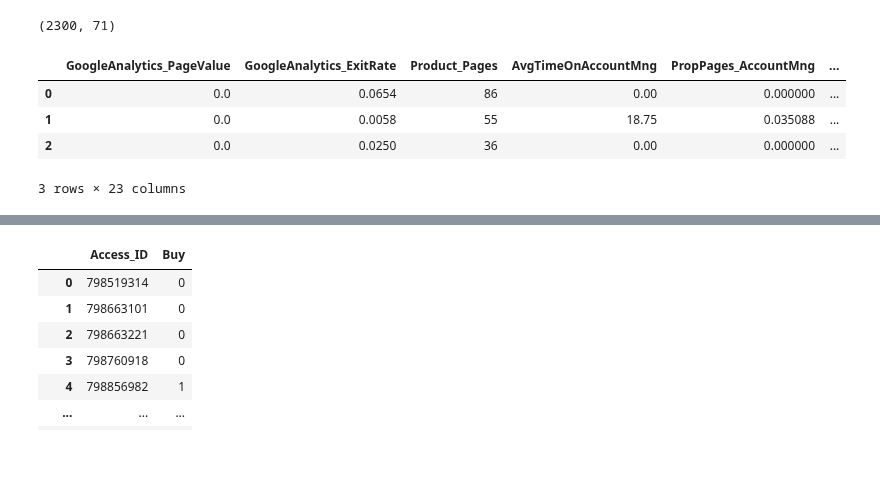
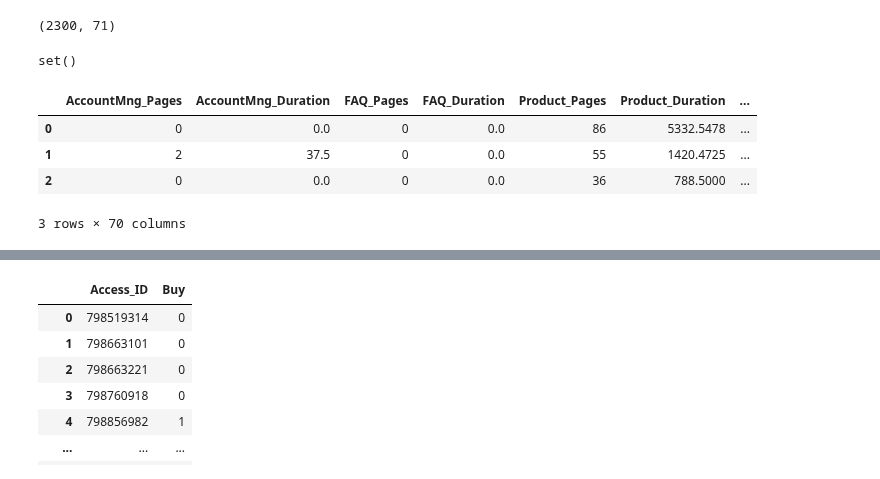
Before and after one commit to JohnnyCodess/Project-Machine-Learning, a Jupyter notebook: USAR ESTE!!!.ipynb, the cells around one changed output, grey strips where cells are left out. Saved outputs shown, nothing was run; the diff lists cells and outputs as text; code cells hidden in the pictures.

```diff
--- a/USAR ESTE!!!.ipynb
+++ b/USAR ESTE!!!.ipynb
@@ -2027,28 +1936,28 @@ Difference between Train and Validation: -0.0107
 
 </a>
 # %%
-best_model = stacking
+best_model = HistogramGradBoost
 best_scalling = min_max2
 # %%
-# Apply best_model and best_scalling to the dataset with the selected features
-random_state=0
-X_train, X_val, y_train, y_val = train_test_split(data_selected_features, target, train_size=0.8, stratify = target, random_state=random_state)
+# # Apply best_model and best_scalling to the dataset with the selected features
+# random_state=0
+# X_train, X_val, y_train, y_val = train_test_split(data_selected_features, target, train_size=0.8, stratify = target, random_state=random_state)
 
-# Define our model and fit to our scalled data
-best_model_fitted = best_model.fit(X_train,y_train) ###########
+# # Define our model and fit to our scalled data
+# best_model_fitted = best_model.fit(X_train,y_train) ###########
 
-# Predict the dependent variable
-y_train_pred = best_model.predict(X_train)
-y_val_pred = best_model.predict(X_val)
+# # Predict the dependent variable
+# y_train_pred = best_model.predict(X_train)
+# y_val_pred = best_model.predict(X_val)
 
-# Calculate de f1 score
-value_train = f1_score(y_train, y_train_pred)
-value_val = f1_score(y_val, y_val_pred)
+# # Calculate de f1 score
+# value_train = f1_score(y_train, y_train_pred)
+# value_val = f1_score(y_val, y_val_pred)
 
 
-print('------------ FINAL MODEL ------------')
-print('Average score of Train:', round(np.mean(value_train), 5))
-print('Average score of Valid:', round(np.mean(value_val), 5))
-print(f'Difference between Train and Validation: {round(np.mean(value_train)-np.mean(value_val), 5)}')
+# print('------------ FINAL MODEL ------------')
+# print('Average score of Train:', round(np.mean(value_train), 5))
+# print('Average score of Valid:', round(np.mean(value_val), 5))
+# print(f'Difference between Train and Validation: {round(np.mean(value_train)-np.mean(value_val), 5)}')
 # %% [output]
 ------------ FINAL MODEL ------------
@@ -2063,7 +1972,7 @@ remove_outliers = False
 scale = False
 #random_state = 50 # O que é que isto faz ??? Define que fracao vai para train e para validation
 
-X_train, X_val, y_train, y_val = train_test_split(data_selected_features, target, train_size=0.75, stratify = target, random_state=0)
+X_train, X_val, y_train, y_val = train_test_split(data_selected_features, target, train_size=0.8, stratify = target, random_state=0)
 
 
 # -------------------- REMOVE OUTLIERS --------------------
@@ -2374,37 +2283,43 @@ test = create_new_variables(test)
 print(test.shape)
 # %% [output]
 (2300, 71)
+# %%
+test=test[data.columns]
+# %%
+set(test.columns)-set(data.columns)
+# %% [output]
+set()
 # %%
 # best_model_fitted
 # best_scaler
 scale = False
 
 # Apply best_model_fitted and best_scaler to the dataset
-test_data = test[selected_features]
+test_data = test#[selected_features]
 
 if scale:
     # Separate test_data in metric and non metric features
     test_data_metric = test_data.select_dtypes(include=np.number).set_index(test_data.index)
     test_data_non_metric = test_data.select_dtypes(exclude=np.number).set_index(test_data.index)
 
     # Use best_scaler created above
     test_data_metric_scaled = best_scaler.transform(test_data_metric)
     test_data_metric_scaled = pd.DataFrame(test_data_metric_scaled, columns = test_data_metric.columns).set_index(test_data.index)
 
     # Join the test_data back together
     test_data = test_data_metric_scaled.join(test_data_non_metric)
 
 
 # Use best_model_fitted created above to create new columns called 'Buy'
 test_data['Buy'] = best_model_fitted.predict(test_data)
 
 display(test_data.head(3))
 # %% [output]
-|  | GoogleAnalytics_PageValue | GoogleAnalytics_ExitRate | Product_Pages | AvgTimeOnAccountMng | PropPages_AccountMng | ... |
-| 0 | 0.0 | 0.0654 | 86 | 0.00 | 0.000000 | ... |
-| 1 | 0.0 | 0.0058 | 55 | 18.75 | 0.035088 | ... |
-| 2 | 0.0 | 0.0250 | 36 | 0.00 | 0.000000 | ... |
+|  | AccountMng_Pages | AccountMng_Duration | FAQ_Pages | FAQ_Duration | Product_Pages | Product_Duration | ... |
+| 0 | 0 | 0.0 | 0 | 0.0 | 86 | 5332.5478 | ... |
+| 1 | 2 | 37.5 | 0 | 0.0 | 55 | 1420.4725 | ... |
+| 2 | 0 | 0.0 | 0 | 0.0 | 36 | 788.5000 | ... |
-3 rows × 23 columns
+3 rows × 70 columns
 # %%
 test_data['Buy'].value_counts()
 # %% [output]
```
Also changed, not shown: parts of 19 cells of this notebook.
